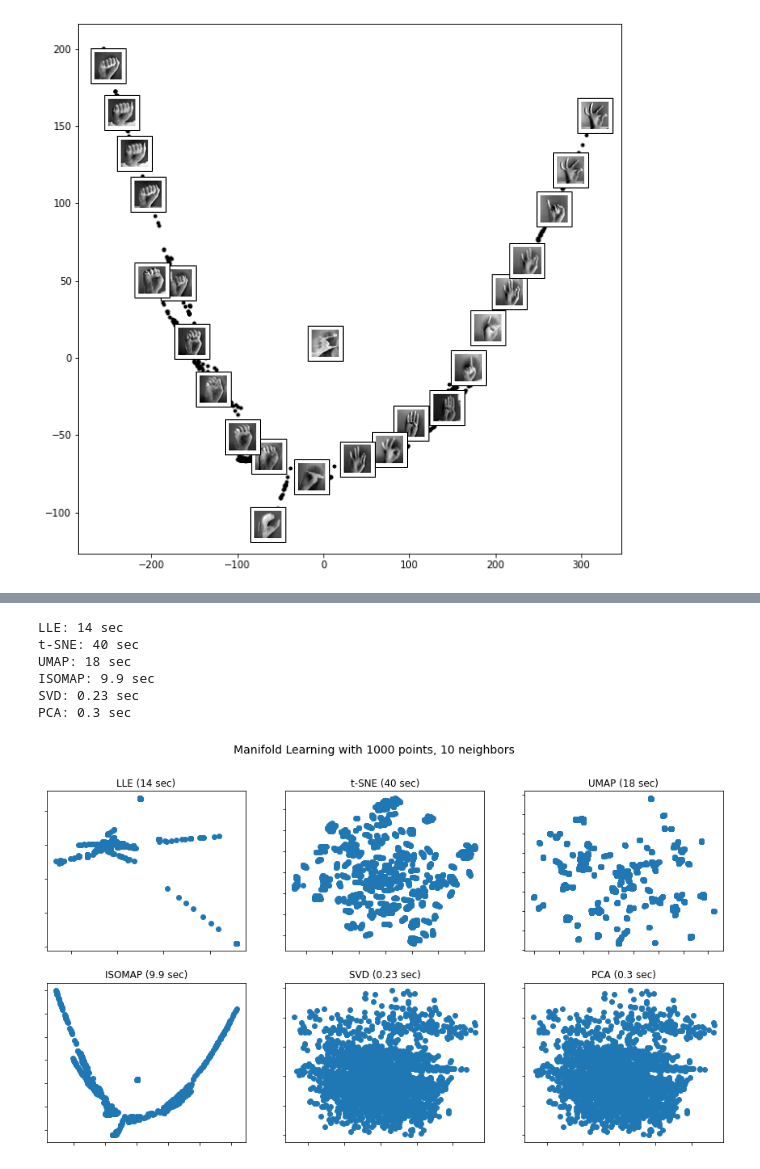
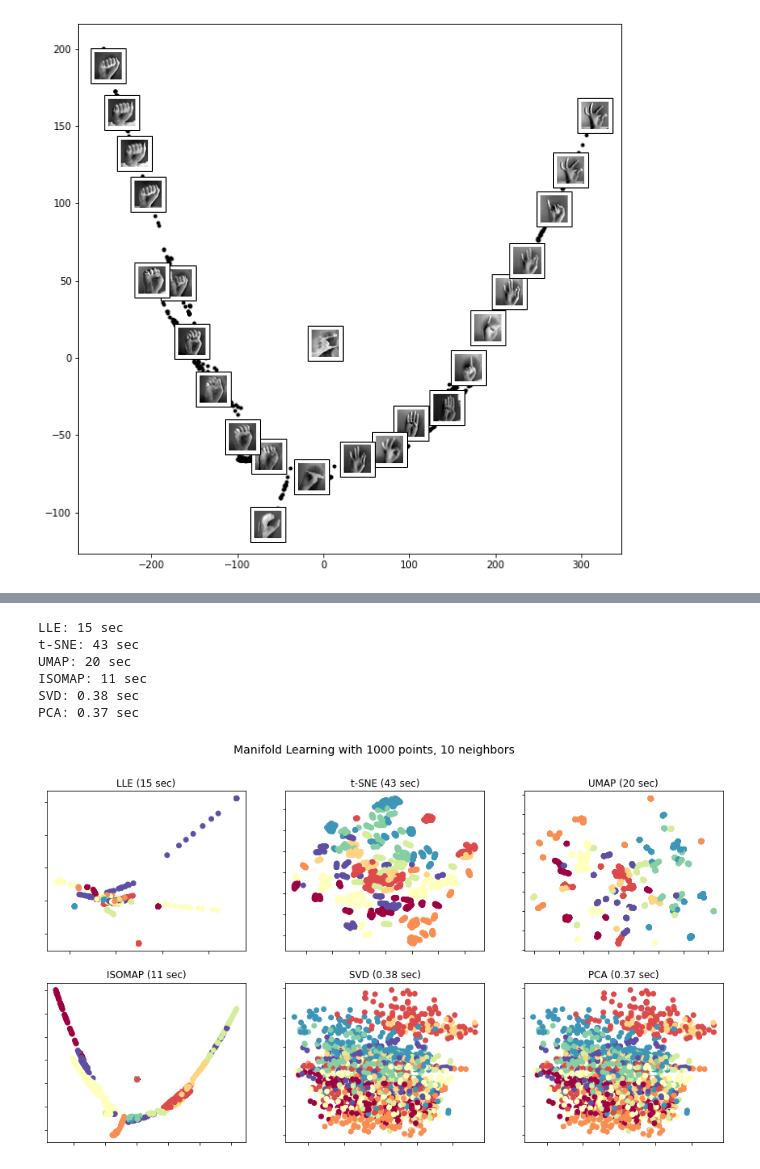
Before and after one commit to jithesh9539/Dimensionality_Reduction_Technique, a Jupyter notebook: Dimensionality_Reduction_Image_Dataset.ipynb, the cells around one changed output, grey strips where cells are left out. Saved outputs shown, nothing was run; the diff lists cells and outputs as text; code cells hidden in the pictures.

```diff
--- a/Dimensionality_Reduction_Image_Dataset.ipynb
+++ b/Dimensionality_Reduction_Image_Dataset.ipynb
@@ -389,41 +390,40 @@ Requirement already satisfied: numpy>=1.14.6 in /usr/local/lib/python3.7/dist-pa
 # %%
 n_neighbors = 10
 n_components = 2
 # Creating the plot
 fig = plt.figure(figsize=(15, 8))
 fig.suptitle("Manifold Learning with %i points, %i neighbors"
              % (1000, n_neighbors), fontsize=14)
 
 # Making a dictionary 'methods' containing LLE, t-SNE and PCA
-LLE = partial(manifold.LocallyLinearEmbedding,
-              n_neighbors, n_components, eigen_solver='auto')
+LLE = partial(manifold.LocallyLinearEmbedding,n_neighbors, n_components, eigen_solver='auto')
 methods = OrderedDict()
 methods['LLE'] = LLE(method='standard')
-methods['t-SNE'] = manifold.TSNE(n_components=n_components, init='pca',
+methods['t-SNE'] =manifold.TSNE(n_components=n_components, init='pca',
                                  random_state=0)
 methods['UMAP'] = umap.UMAP(random_state=42)
 methods['ISOMAP'] = Isomap(n_components = 2)
 methods['SVD'] = TruncatedSVD(n_components = 2)
 methods['PCA']=PCA(n_components=2)
 # Plotting the results
 for i, (label, method) in enumerate(methods.items()):
     t0 = time()
     Y = method.fit_transform(x)
     t1 = time()
     print("%s: %.2g sec" % (label, t1 - t0))
     ax = fig.add_subplot(2, 3, i + 1)
-    ax.scatter(Y[:, 0], Y[:, 1],cmap=plt.cm.Spectral)
+    ax.scatter(Y[:, 0], Y[:, 1], c=test.label, cmap=plt.cm.Spectral)
     ax.set_title("%s (%.2g sec)" % (label, t1 - t0))
     ax.xaxis.set_major_formatter(NullFormatter())
     ax.yaxis.set_major_formatter(NullFormatter())
     ax.axis('tight')
 
 plt.show()
 # %% [output]
-LLE: 14 sec
-t-SNE: 40 sec
-UMAP: 18 sec
-ISOMAP: 9.9 sec
-SVD: 0.23 sec
-PCA: 0.3 sec
+LLE: 15 sec
+t-SNE: 43 sec
+UMAP: 20 sec
+ISOMAP: 11 sec
+SVD: 0.38 sec
+PCA: 0.37 sec
-[figure, old version]
+[figure, new version]
```
Also changed, not shown: parts of 9 cells of this notebook.
